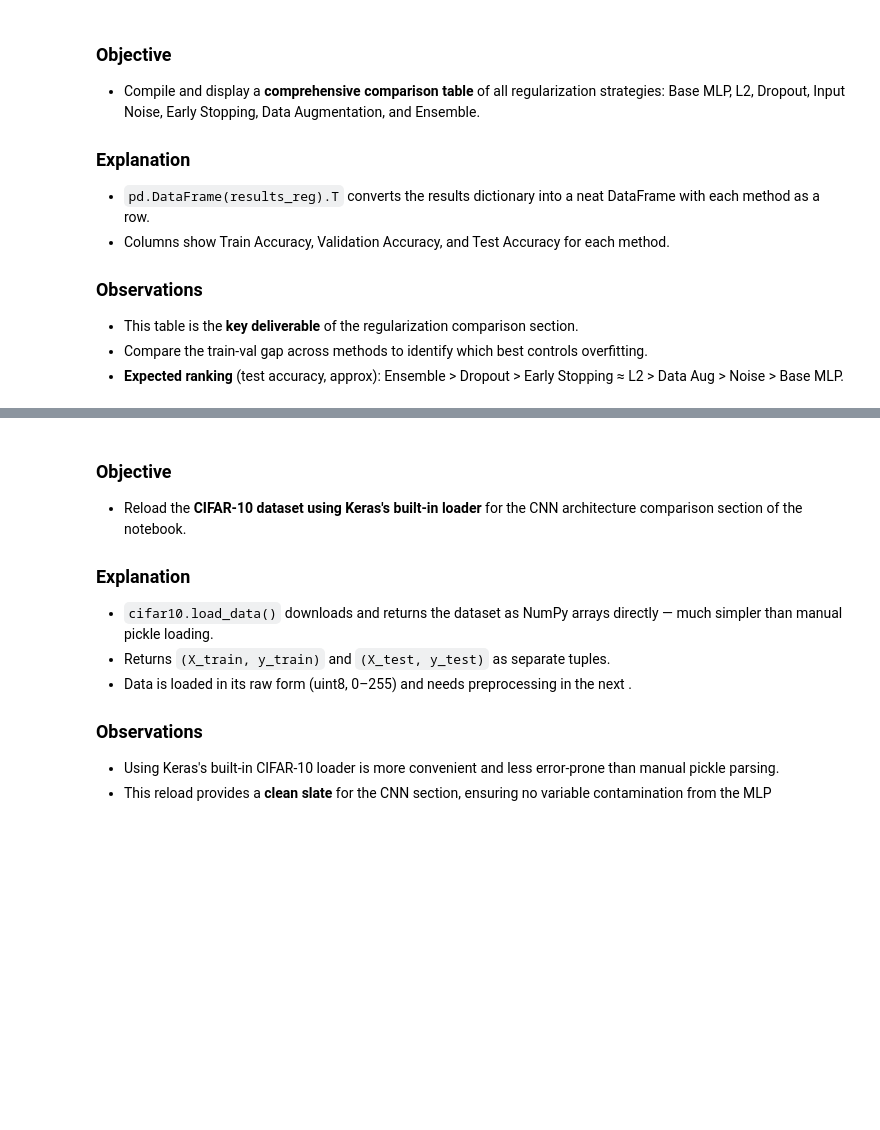
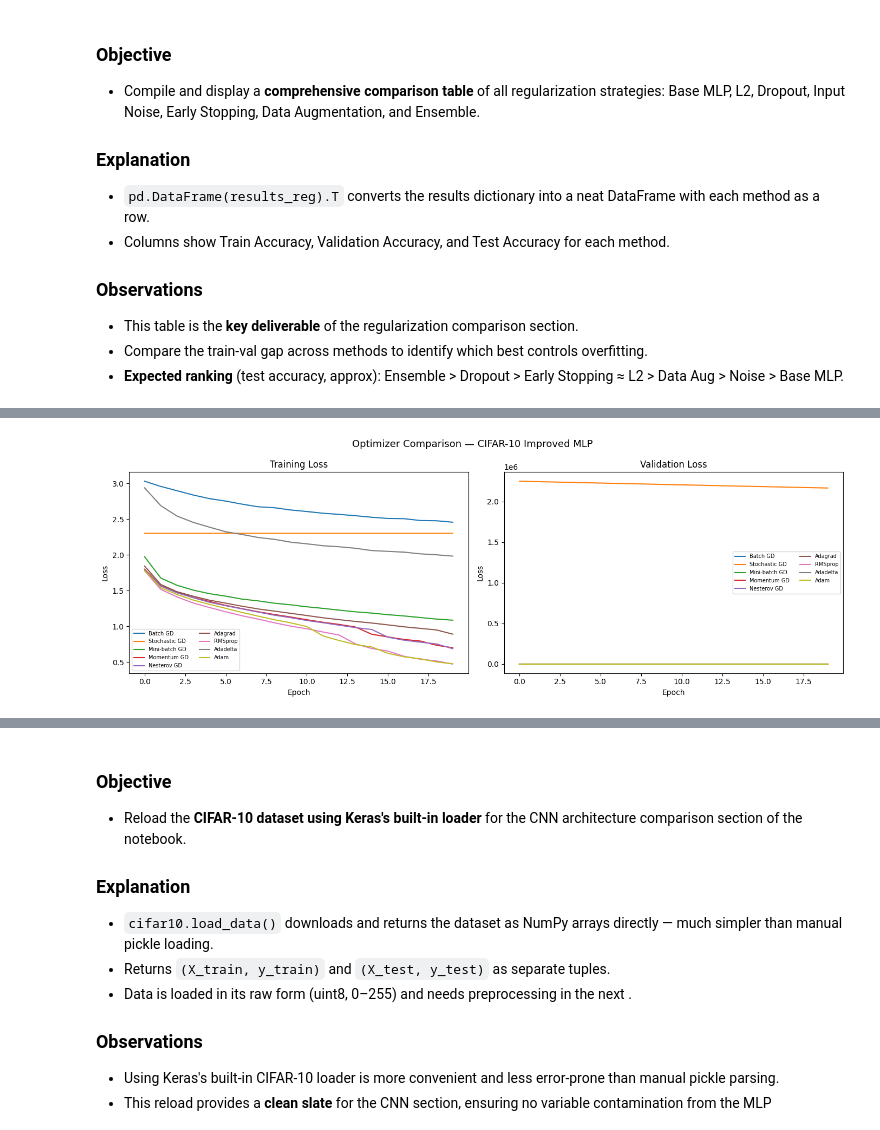
Before and after one commit to Ashishpathak78/DL_practice, a Jupyter notebook: DLAssignment.ipynb, the cells around one changed output, grey strips where cells are left out. Cells and saved outputs as stored; diff of their text form; code cells hidden in the pictures; blank space fills up the shorter version.

```diff
--- a/DLAssignment.ipynb
+++ b/DLAssignment.ipynb
@@ -1075,0 +1453,14 @@ df_reg
+# %%
+# Plot training loss curves
+fig, axes = plt.subplots(1, 2, figsize=(14, 5))
+for name, h in opt_histories.items():
+    axes[0].plot(h.history['loss'],     label=name)
+    axes[1].plot(h.history['val_loss'], label=name)
+
+for ax, title in zip(axes, ['Training Loss', 'Validation Loss']):
+    ax.set_title(title); ax.set_xlabel('Epoch'); ax.set_ylabel('Loss')
+    ax.legend(fontsize=7, ncol=2)
+plt.suptitle('Optimizer Comparison — CIFAR-10 Improved MLP', fontsize=13)
+plt.tight_layout(); plt.show()
+# %% [output]
+[figure, added]
```
Also changed, not shown: parts of 90 cells of this notebook.
